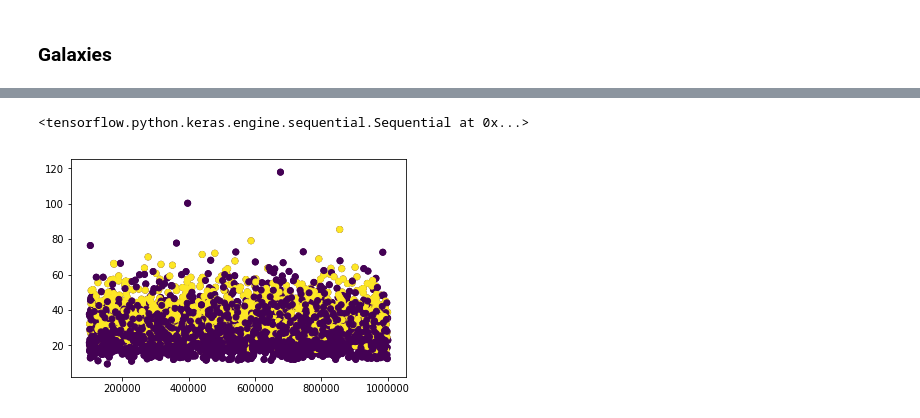
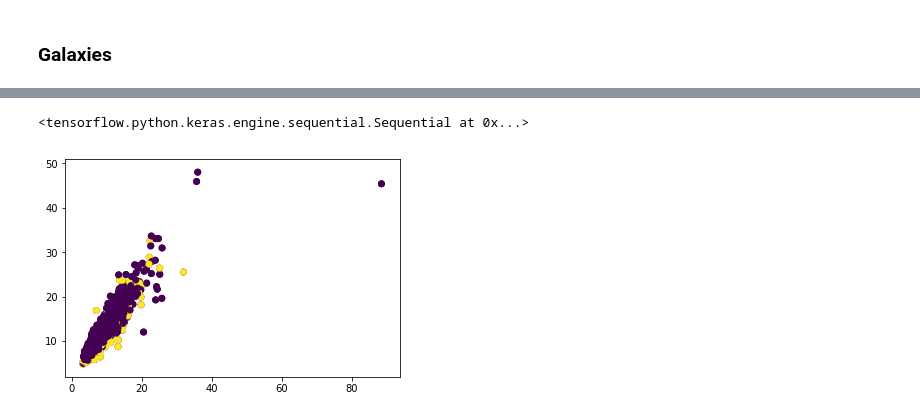
Before and after one commit to mat100payette/GTI770_Labo1, a Jupyter notebook: TP3.ipynb, the cells around one changed output, grey strips where cells are left out. Cells and saved outputs as stored; diff of their text form; code cells hidden in the pictures.

```diff
--- a/TP3.ipynb
+++ b/TP3.ipynb
@@ -476,7 +476,7 @@ def RandomForest_KFold(array,k):
 fid = open('galaxy_feature_vectors.csv', 'r')
 
 NbGalaxy = 16000 #16000
-Galaxies = np.zeros((NbGalaxy, 76), dtype=np.float64)
+Galaxies = np.zeros((NbGalaxy, 7), dtype=np.float64)
 
 count = 0
 count_smooth = 0
@@ -494,7 +494,7 @@ for line in fid:
     else:
         continue
 
-    Galaxies[count] = element
+    Galaxies[count] = [element[4], element[5], element[6], element[17], element[23], element[24], element[75]]
 
     count += 1
     if count >= NbGalaxy:
@@ -549,11 +549,13 @@ def GenerateModel(data_train, data_val, data_test, layers, perceptrons, epochs,
 
     #Create model
     model = Sequential()
-    print(len(X_train[0]))
+
     #Add layers
-    model.add(Dense(units=perceptrons, activation='sigmoid', input_dim=len(X_train[0])))
-    for i in range(0, layers):
+    model.add(Dense(units=perceptrons, activation='sigmoid', input_shape=(len(X_train[0]),)))
+    model.add(Dropout(0.2))
+    for i in range(0, layers - 2):
         model.add(Dense(units=perceptrons, activation='sigmoid'))
+        model.add(Dropout(0.2))
     model.add(Dense(units=2, activation='sigmoid'))
 
     #Set optimizers and compile
@@ -617,5 +619,5 @@ Epoch 60/60
 <tensorflow.python.keras.engine.sequential.Sequential at 0x...>
-[figure, old version]
+[figure, new version]
 # %%
 #Compute all data
 
```
Also changed, not shown: parts of 3 cells of this notebook, 3 other files.
